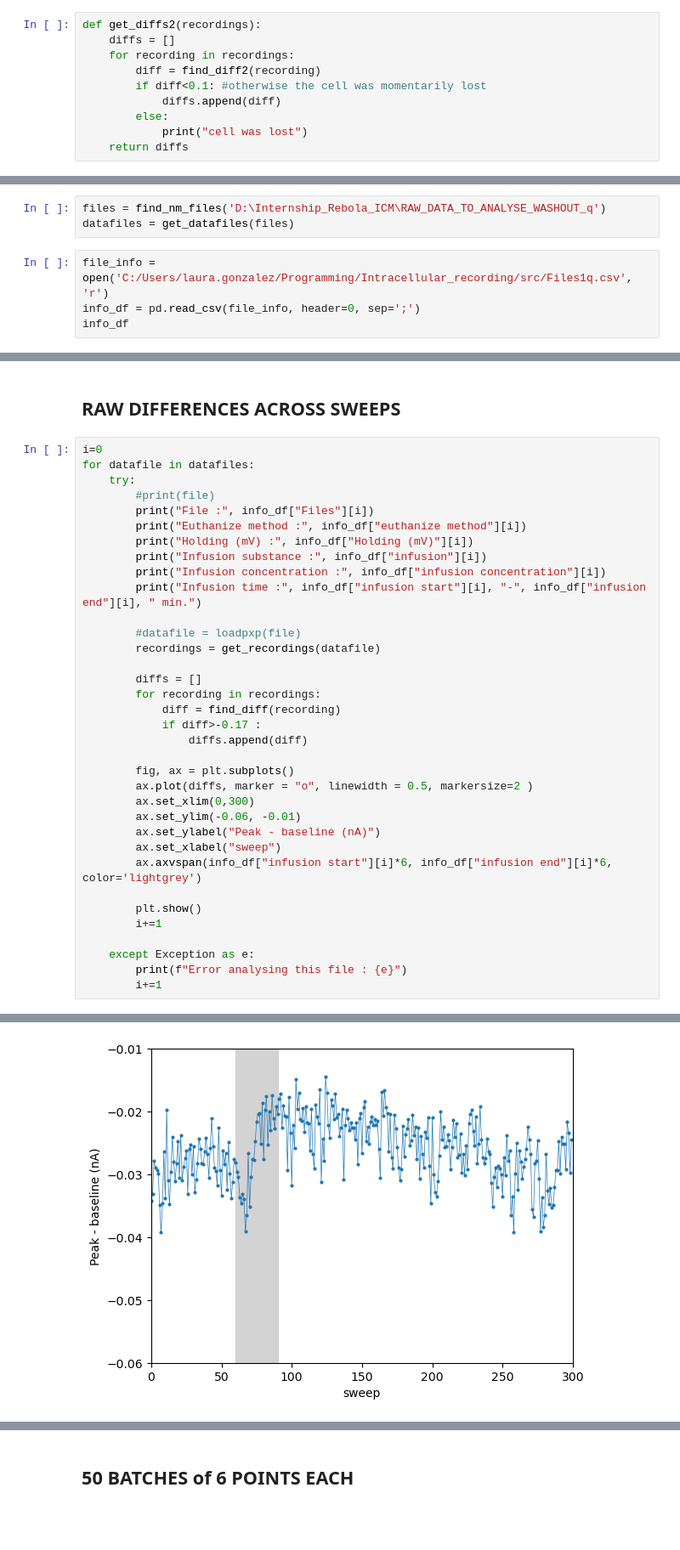
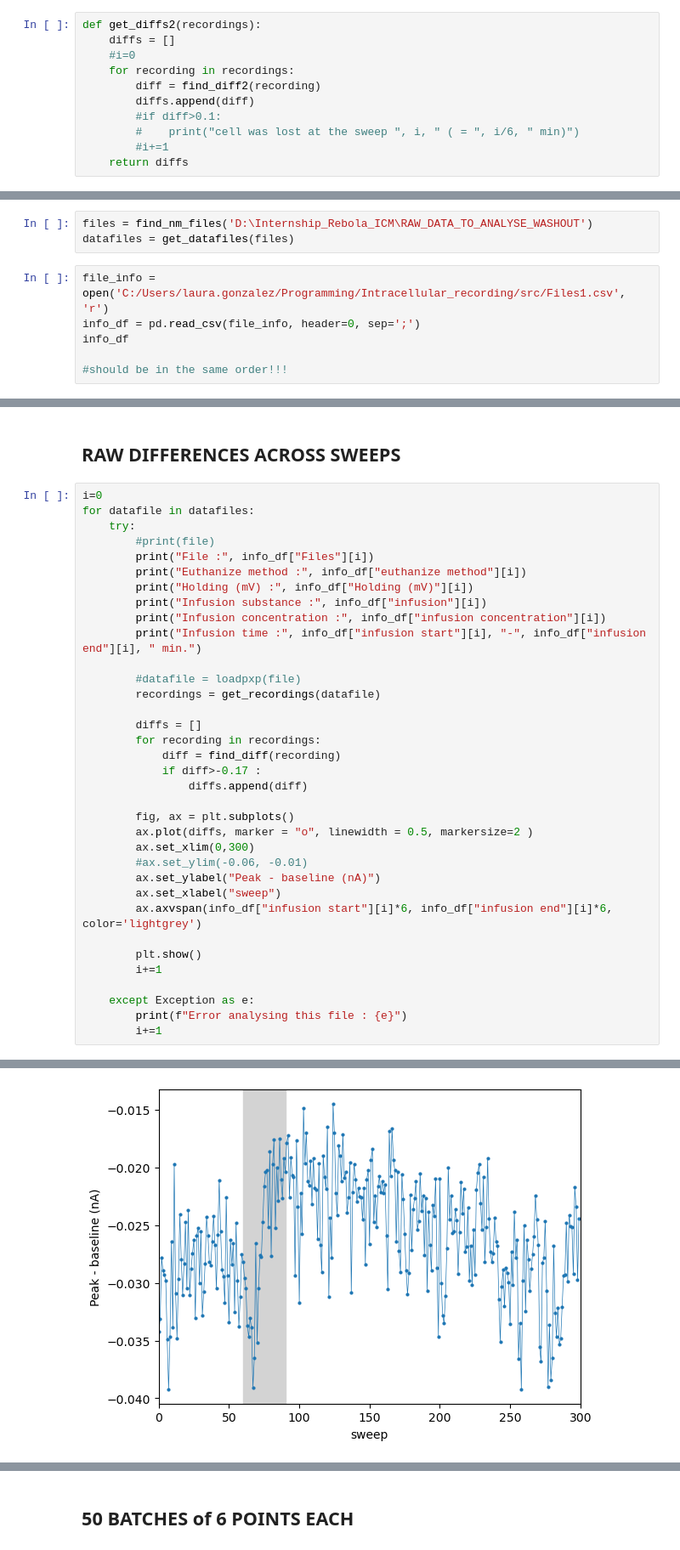
Before and after one commit to LauraGonzalez2000/Intracellular_recording, a Jupyter notebook: src/washout_experiment.ipynb, the cells around one changed output, grey strips where cells are left out. Shown at 85% size. Drawn from its saved outputs; the diff is of its cells as text; blank space fills up the shorter version.

Commit message:
washout plots working

```diff
--- a/src/washout_experiment.ipynb
+++ b/src/washout_experiment.ipynb
@@ -79,12 +81,13 @@ def get_std_baseline(info_df, diffs):
 # %%
 def get_diffs2(recordings):
     diffs = []
+    #i=0
     for recording in recordings:
         diff = find_diff2(recording)
-        if diff<0.1: #otherwise the cell was momentarily lost
-            diffs.append(diff)
-        else:
-            print("cell was lost")
+        diffs.append(diff)
+        #if diff>0.1:
+        #    print("cell was lost at the sweep ", i, " ( = ", i/6, " min)")
+        #i+=1
     return diffs
 # %%
 def get_baselines(recordings):
@@ -244,11 +235,13 @@ D:/Internship_Rebola_ICM/RAW_DATA_TO_ANALYSE_WASHOUT/nm04Jul2024c1/nm04Jul2024c1
 # %% [markdown]
 ## try for all files
 # %%
-files = find_nm_files('D:\Internship_Rebola_ICM\RAW_DATA_TO_ANALYSE_WASHOUT_q')
+files = find_nm_files('D:\Internship_Rebola_ICM\RAW_DATA_TO_ANALYSE_WASHOUT')
 datafiles = get_datafiles(files)
 # %%
-file_info = open('C:/Users/laura.gonzalez/Programming/Intracellular_recording/src/Files1q.csv', 'r')
+file_info = open('C:/Users/laura.gonzalez/Programming/Intracellular_recording/src/Files1.csv', 'r')
 info_df = pd.read_csv(file_info, header=0, sep=';')
 info_df
+
+#should be in the same order!!!
 # %% [output]
 |  | Files | euthanize method | Holding (mV) | infusion | infusion concentration | infusion start | infusion end | ... |
@@ -270,35 +269,35 @@ for datafile in datafiles:
 
         #datafile = loadpxp(file)
         recordings = get_recordings(datafile)
 
         diffs = []
         for recording in recordings:
             diff = find_diff(recording)
             if diff>-0.17 :
                 diffs.append(diff)
 
         fig, ax = plt.subplots()
         ax.plot(diffs, marker = "o", linewidth = 0.5, markersize=2 )
         ax.set_xlim(0,300)
-        ax.set_ylim(-0.06, -0.01)
+        #ax.set_ylim(-0.06, -0.01)
         ax.set_ylabel("Peak - baseline (nA)")
         ax.set_xlabel("sweep")
         ax.axvspan(info_df["infusion start"][i]*6, info_df["infusion end"][i]*6, color='lightgrey')
 
         plt.show()
         i+=1
 
     except Exception as e:
         print(f"Error analysing this file : {e}")
         i+=1
 # %% [output]
 File : 04Jul2024c1_000
 Euthanize method : xyla euthasol
 Holding (mV) : -60
 Infusion substance : APV
 Infusion concentration : 50µM
 Infusion time : 10 - 15  min.
-[figure, old version]
+[figure, new version]
 File : 03Jul2024c2_000
 Euthanize method : xyla euthasol
 Holding (mV) : -60
```
Also changed, not shown: parts of 17 cells of this notebook, 2 other files.
